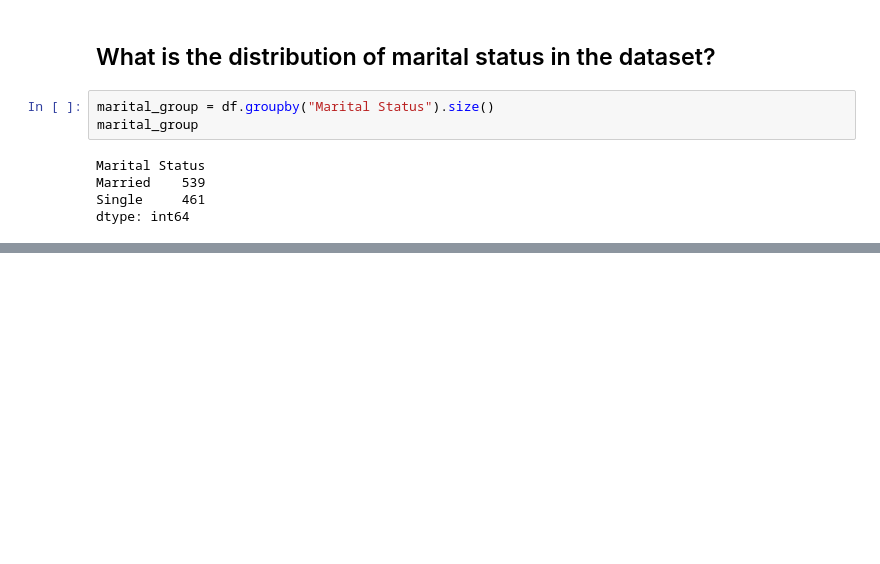
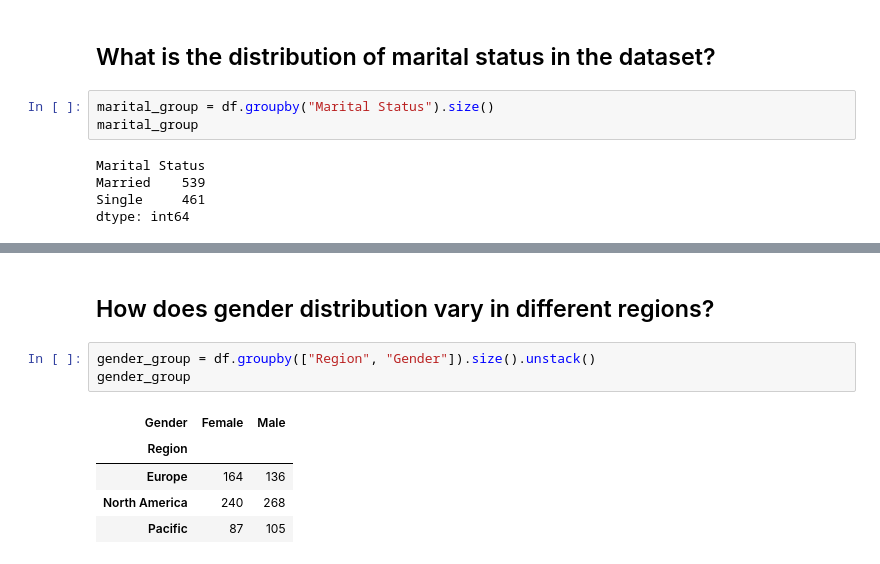
Before and after one commit to abhisunny2610/Data-Science, a Jupyter notebook: Visualization/Bike Buyers Anlys.ipynb, the cells around one changed output, grey strips where cells are left out. Saved outputs shown, nothing was run; the diff lists cells and outputs as text; blank space fills up the shorter version.

```diff
--- a/Visualization/Bike Buyers Anlys.ipynb
+++ b/Visualization/Bike Buyers Anlys.ipynb
@@ -116,0 +118,11 @@ plt.show()
+# %% [markdown]
+## How does gender distribution vary in different regions?
+# %%
+gender_group = df.groupby(["Region", "Gender"]).size().unstack()
+gender_group
+# %% [output]
+| Gender | Female | Male |
+| Region |  |  |
+| Europe | 164 | 136 |
+| North America | 240 | 268 |
+| Pacific | 87 | 105 |
```
Also changed, not shown: parts of 2 cells of this notebook.
